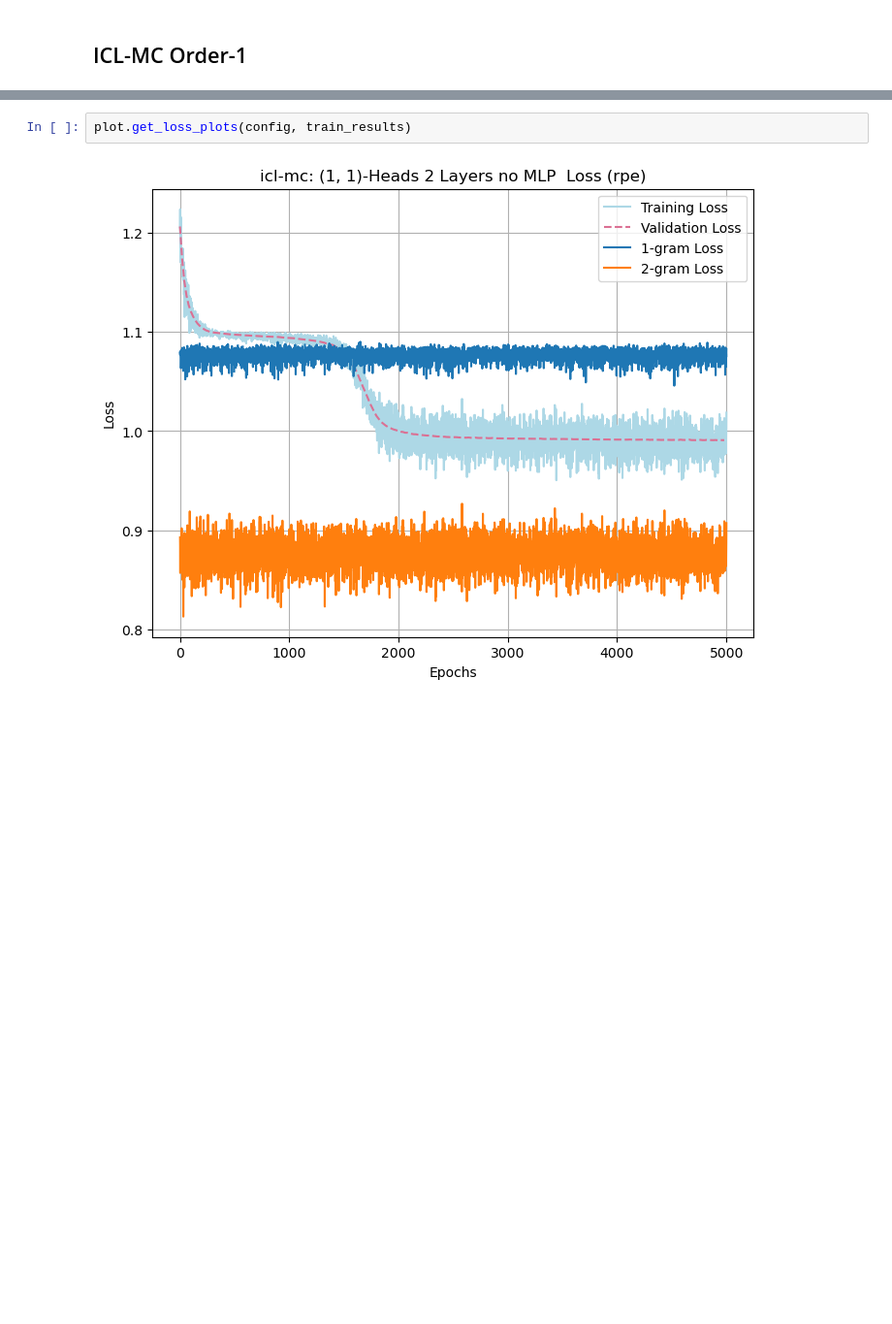
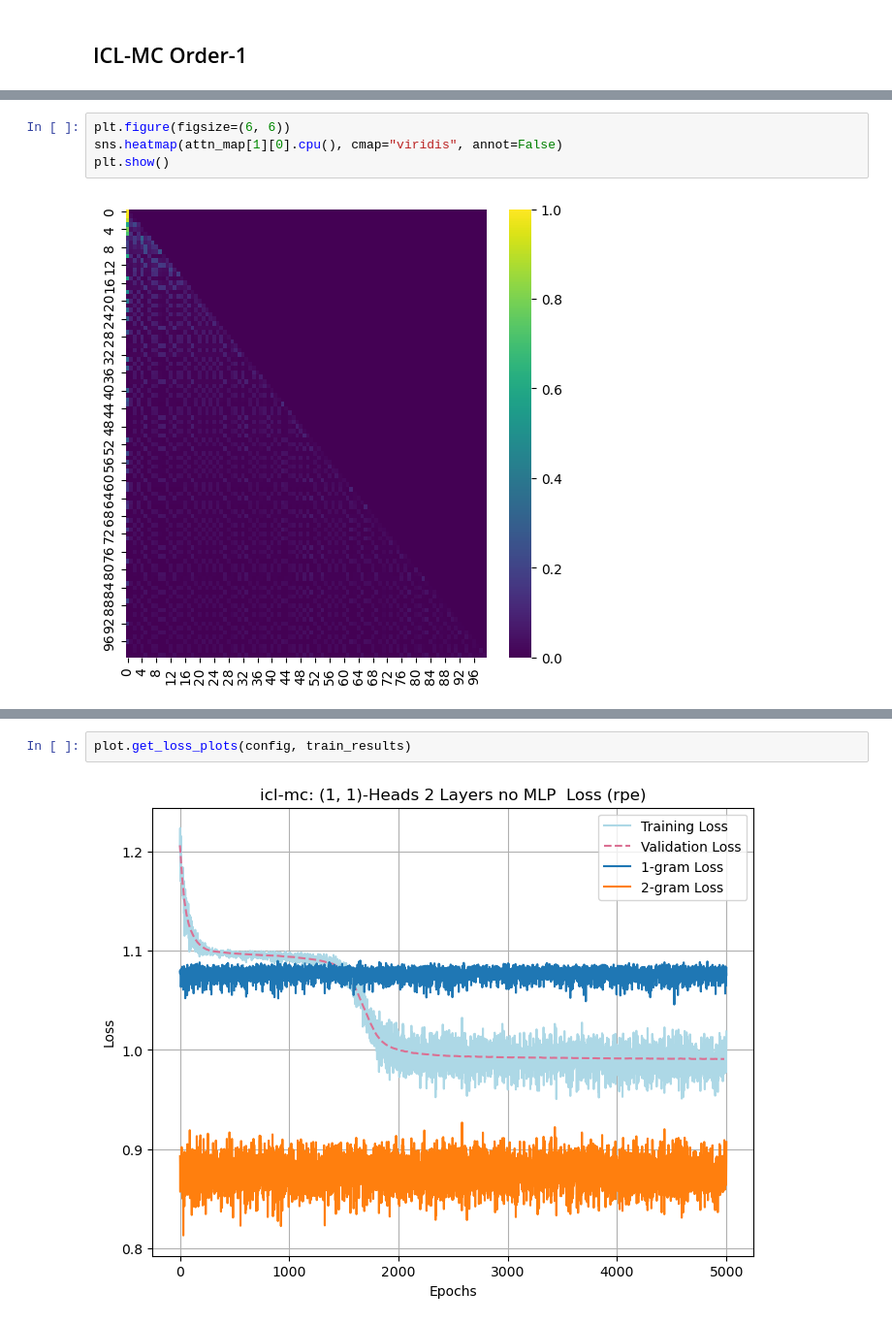
Before and after one commit to ezyhdxm/ICL, a Jupyter notebook: markov_attn.ipynb, the cells around one changed output, grey strips where cells are left out. Shown: that part at 97% size. Cells and saved outputs as stored; diff of their text form; blank space fills up the shorter version.

```diff
--- a/markov_attn.ipynb
+++ b/markov_attn.ipynb
@@ -260,3 +254,9 @@ plt.show()
+# %%
+plt.figure(figsize=(6, 6))
+sns.heatmap(attn_map[1][0].cpu(), cmap="viridis", annot=False)
+plt.show()
+# %% [output]
+[figure, added]
 # %%
 sample = batch[0].cpu()
 range_vec = torch.arange(sample.size(0))
```
Also changed, not shown: parts of 20 cells of this notebook, 11 other files.
